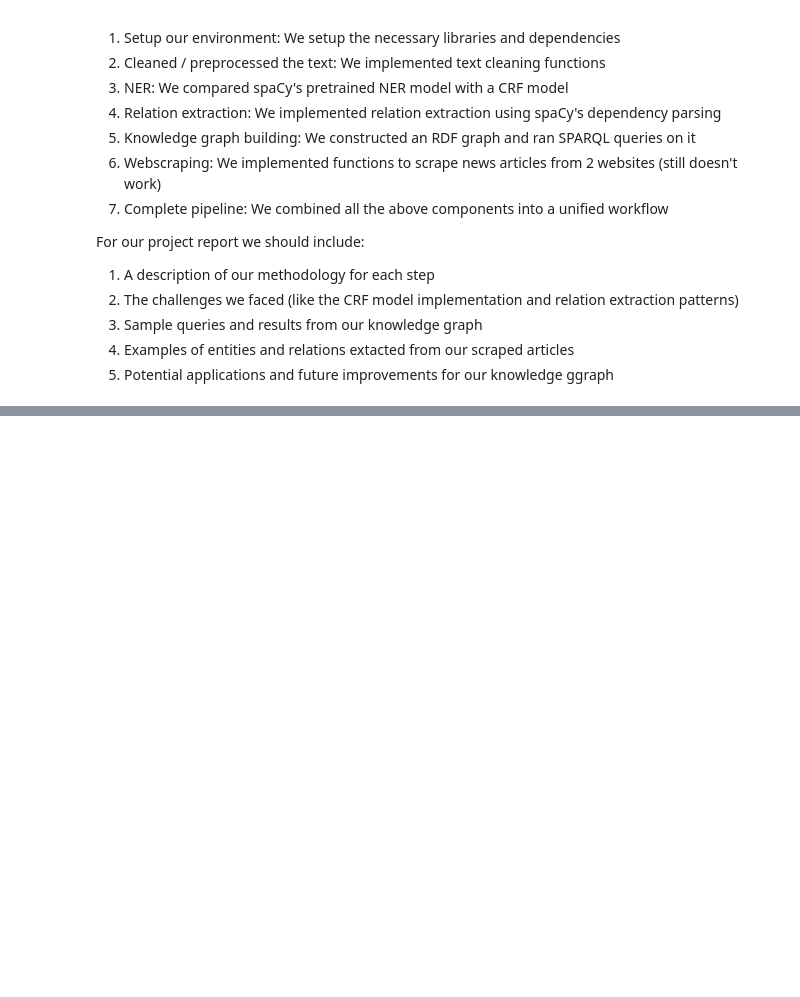
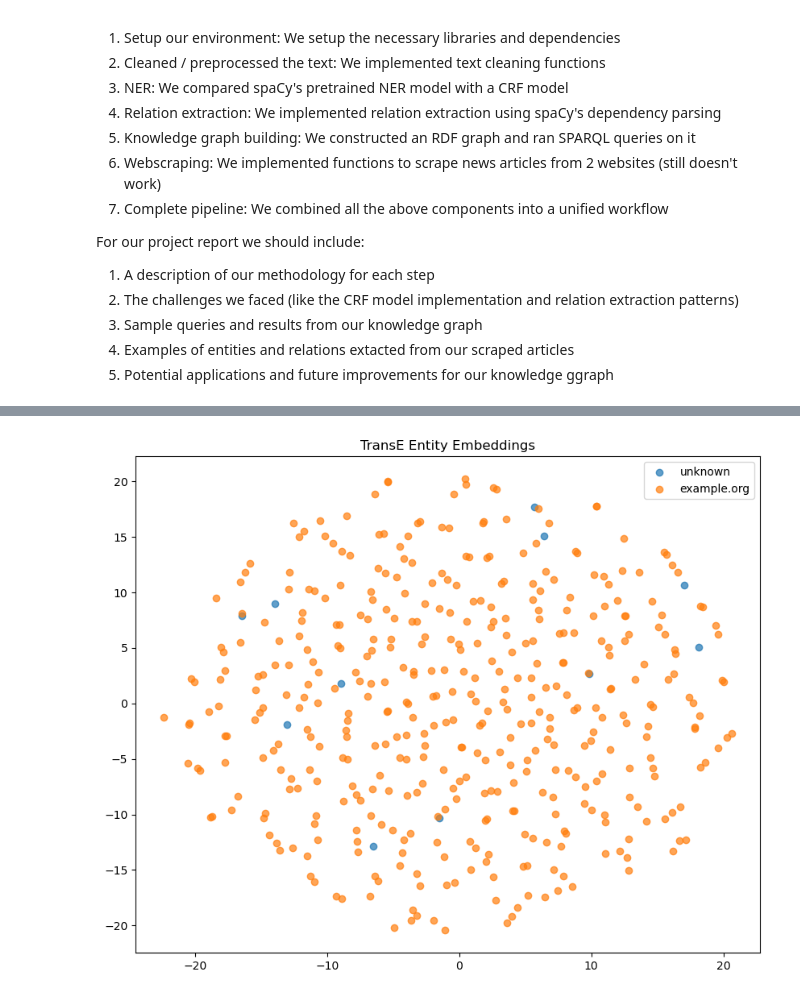
Before and after one commit to RayanHamadeh9/KnowledgeGraphConstuction, a Jupyter notebook: main.ipynb, the cells around one changed output, grey strips where cells are left out. Drawn from its saved outputs; the diff is of its cells as text; code cells hidden in the pictures; blank space fills up the shorter version.

```diff
--- a/main.ipynb
+++ b/main.ipynb
@@ -1339,0 +1366,7 @@ Despite these limitations, our improved relation extraction approach successfull
+# %%
+# Split your triples into training (80%), validation (10%), and test (10%) sets
+training, validation, testing = tf.split([0.8, 0.1, 0.1])
+
+print(f"Training triples: {training.num_triples}")
+print(f"Validation triples: {validation.num_triples}")
+print(f"Testing triples: {testing.num_triples}")
@@ -1339,0 +1613,86 @@ Despite these limitations, our improved relation extraction approach successfull
+# %%
+def visualize_embeddings(model_name, model_results):
+    """Visualize entity embeddings using t-SNE."""
+    print(f"\nVisualizing embeddings for {model_name} model:")
+
+    model = model_results[model_name].model
+    state_dict = model.state_dict()
+    entity_key = 'entity_representations.0._embeddings.weight'
+
+    if entity_key in state_dict:
+        # Get embeddings
+        entity_embeddings = state_dict[entity_key].cpu().numpy()
+
+        # Get entity IDs
+        triples_factory = model_results[model_name].training
+        entity_to_id = triples_factory.entity_to_id
+        entity_list = list(entity_to_id.keys())
+
+        # Apply t-SNE
+        print("Applying t-SNE dimensionality reduction...")
+        tsne = TSNE(n_components=2, random_state=42)
+        reduced_embeddings = tsne.fit_transform(entity_embeddings)
+
+        # Extract domains from URIs for coloring
+        domains = {}
+        for entity in entity_list:
+            # Parse the domain part of the URI
+            domain = "unknown"
+            if "example.org" in entity:
+                domain = "example.org"
+            elif "dbpedia.org" in entity:
+                domain = "dbpedia.org"
+
+            if domain not in domains:
+                domains[domain] = []
+
+            domains[domain].append(entity_to_id[entity])
+
+        # Plot with colors by domain
+        plt.figure(figsize=(10, 8))
+
+        for domain, indices in domains.items():
+            x = [reduced_embeddings[i, 0] for i in indices]
+            y = [reduced_embeddings[i, 1] for i in indices]
+            plt.scatter(x, y, label=domain, alpha=0.7)
+
+        plt.title(f"{model_name} Entity Embeddings")
+        plt.legend()
+        plt.savefig(f"{model_name}_entity_embeddings.png")
+        plt.show()
+
+        # Find most similar entity pairs
+
+        # Calculate all pairwise similarities
+        all_similarities = cosine_similarity(entity_embeddings)
+
+        # Set diagonal to -1 to exclude self-similarity
+        np.fill_diagonal(all_similarities, -1)
+
+        # Get top 5 most similar pairs
+        print("\nTop 5 most similar entity pairs:")
+        for _ in range(5):
+            max_idx = np.argmax(all_similarities)
+            i, j = max_idx // len(entity_embeddings), max_idx % len(entity_embeddings)
+            similarity = all_similarities[i, j]
+
+            # Print the pair and similarity
+            entity_i = entity_list[i]
+            entity_j = entity_list[j]
+            print(f"{entity_i} - {entity_j}: {similarity:.4f}")
+
+            # Zero out this pair to find the next highest
+            all_similarities[i, j] = -1
+            all_similarities[j, i] = -1
+
+        return True
+    else:
+        print(f"Entity embedding key '{entity_key}' not found in state dict")
+        return False
+
+# Try this with each model
+for model_name in model_results.keys():
+    success = visualize_embeddings(model_name, model_results)
+    if not success:
+        print(f"Skipping further analysis for {model_name}")
+# %% [output]
@@ -1339,0 +1701 @@ Despite these limitations, our improved relation extraction approach successfull
+[figure, added]
```
Also changed, not shown: parts of 32 cells of this notebook, 1 other file.
